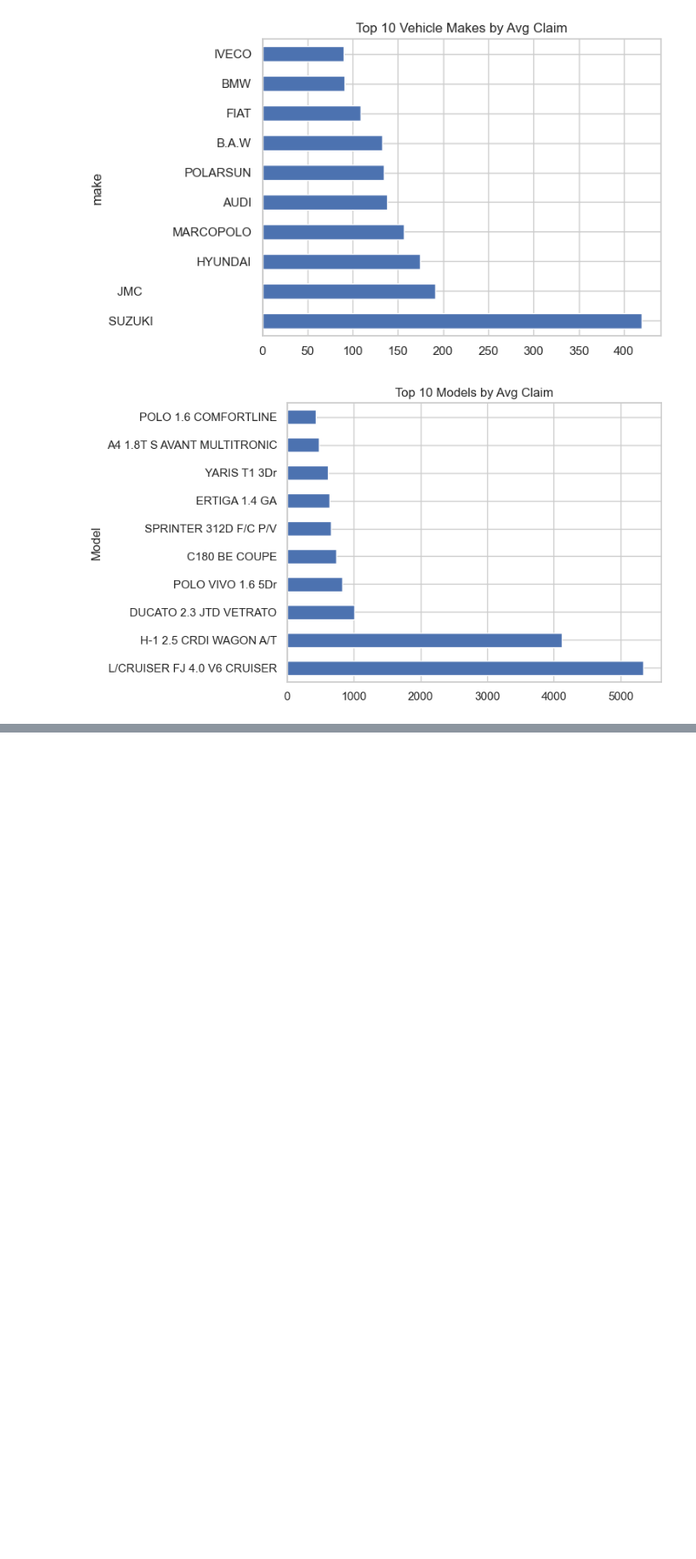
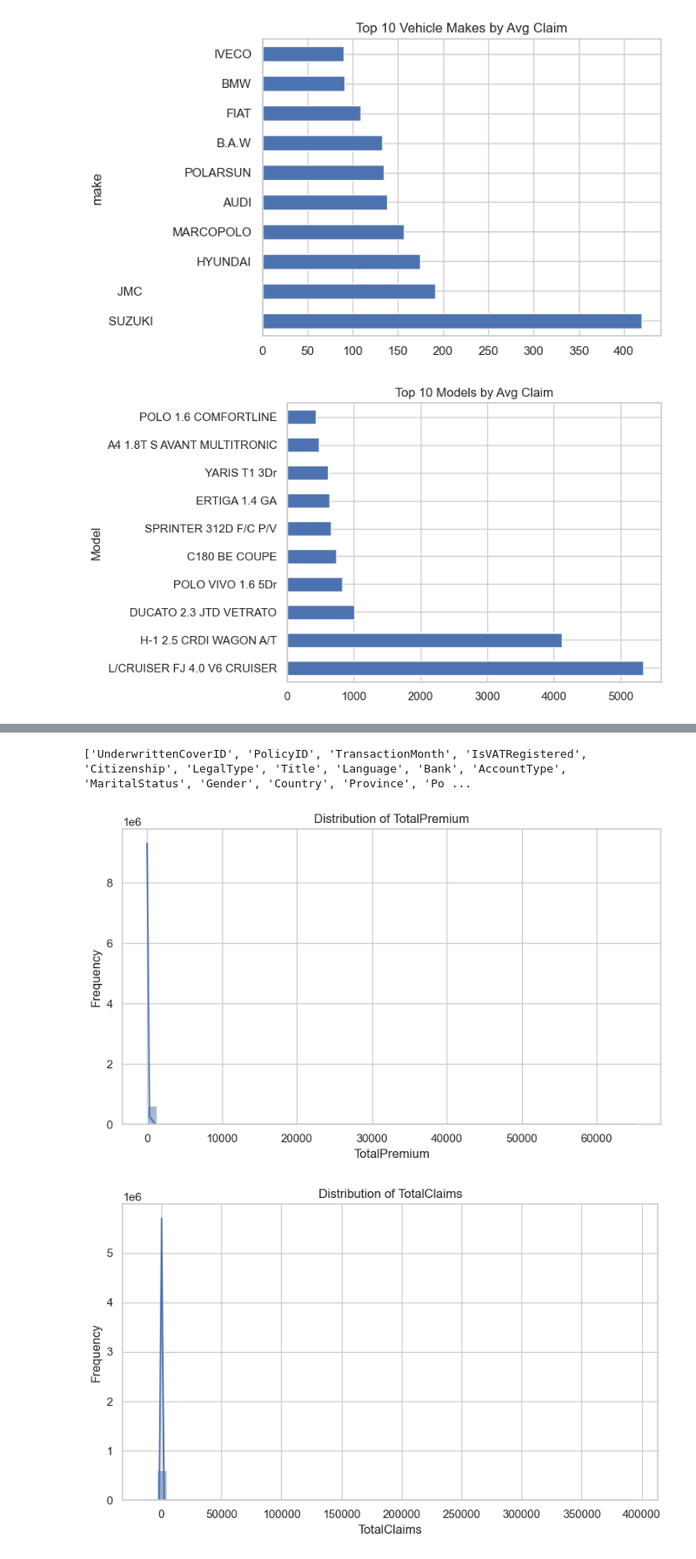
Before and after one commit to bobdeve/AlphaCare-insurance, a Jupyter notebook: notebooks/Edatask1.ipynb, the cells around one changed output, grey strips where cells are left out. Shown at 87% size. Cells and saved outputs as stored; diff of their text form; code cells hidden in the pictures; blank space fills up the shorter version.

```diff
--- a/notebooks/Edatask1.ipynb
+++ b/notebooks/Edatask1.ipynb
@@ -210,0 +295,31 @@ plt.show()
+# %%
+print(df.columns.tolist())  # Check for correct column names
+# %% [output]
+['UnderwrittenCoverID', 'PolicyID', 'TransactionMonth', 'IsVATRegistered', 'Citizenship', 'LegalType', 'Title', 'Language', 'Bank', 'AccountType', 'MaritalStatus', 'Gender', 'Country', 'Province', 'Po ...
+# %%
+# Import visualization libraries
+import matplotlib.pyplot as plt
+import seaborn as sns
+
+# Set the overall aesthetic style for plots
+sns.set(style='whitegrid')
+
+# ---------------------------
+# Histograms for Numeric Features
+# ---------------------------
+
+# These are key numeric financial features to analyze
+numeric_cols = ['TotalPremium', 'TotalClaims']
+
+# Loop through each numeric column to plot its distribution
+for col in numeric_cols:
+    plt.figure(figsize=(8, 5))  # Set figure size for better readability
+    sns.histplot(df[col], kde=True, bins=50)  # Histogram + KDE (smooth curve)
+    plt.title(f'Distribution of {col}')       # Add title
+    plt.xlabel(col)                           # X-axis label
+    plt.ylabel('Frequency')                   # Y-axis label
+    plt.tight_layout()                        # Adjust layout to prevent clipping
+    plt.show()                                # Display the plot
+# %% [output]
+[figure, added]
+[figure, added]
```
Also changed, not shown: parts of 15 cells of this notebook.
